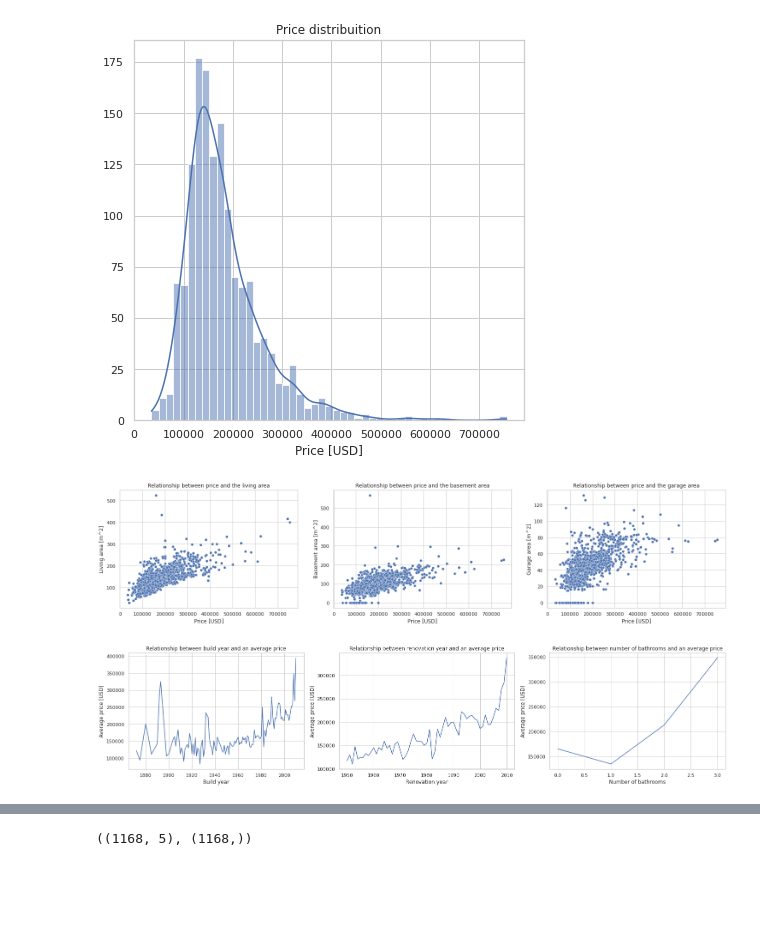
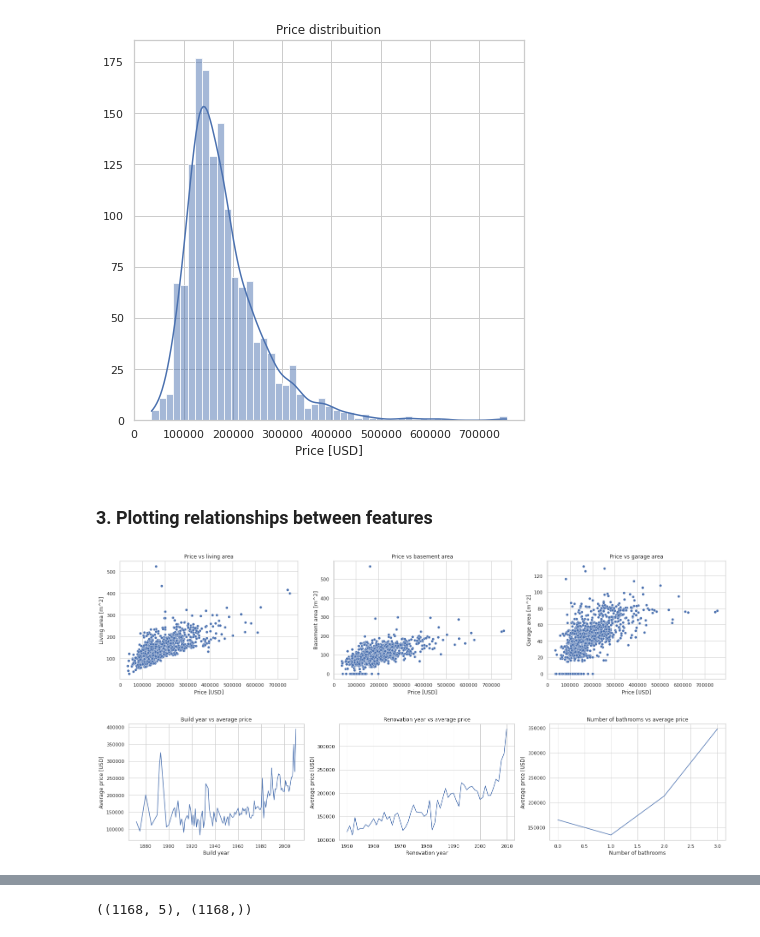
Before and after one commit to d-kurowski/house-price-prediction, a Jupyter notebook: house-price-prediction.ipynb, the cells around one changed output, grey strips where cells are left out. Drawn from its saved outputs; the diff is of its cells as text; code cells hidden in the pictures; blank space fills up the shorter version.

```diff
--- a/house-price-prediction.ipynb
+++ b/house-price-prediction.ipynb
@@ -108,28 +144,30 @@ ax.set(xlabel='Price [USD]', ylabel='', title='Price distribuition')
 plt.show()
 # %% [output]
 [figure]
+# %% [markdown]
+### 3. Plotting relationships between features
 # %%
 fig, ax = plt.subplots(1, 3, figsize=(25,5))
 sns.scatterplot(x='Price',y='LivingArea'  , data=data, ax=ax[0])
 sns.scatterplot(x='Price',y='BasementArea', data=data, ax=ax[1])
 sns.scatterplot(x='Price',y='GarageArea'  , data=data, ax=ax[2])
-ax[0].set(xlabel='Price [USD]', ylabel='Living area [m^2]', title='Relationship between price and the living area')
-ax[1].set(xlabel='Price [USD]', ylabel='Basement area [m^2]', title='Relationship between price and the basement area')
-ax[2].set(xlabel='Price [USD]', ylabel='Garage area [m^2]', title='Relationship between price and the garage area')
+ax[0].set(xlabel='Price [USD]', ylabel='Living area [m^2]', title='Price vs living area')
+ax[1].set(xlabel='Price [USD]', ylabel='Basement area [m^2]', title='Price vs basement area')
+ax[2].set(xlabel='Price [USD]', ylabel='Garage area [m^2]', title='Price vs garage area')
 plt.show()
 # %% [output]
-[figure, old version]
+[figure, new version]
 # %%
 fig, ax = plt.subplots(1, 3, figsize=(25,5))
 plt_data = data[['YearBuilt', 'Price']].groupby(data['YearBuilt']).mean()
 ax[0].plot(plt_data['YearBuilt'], plt_data['Price'])
-ax[0].set(xlabel='Build year', ylabel='Average price [USD]', title='Relationship between build year and an average price')
+ax[0].set(xlabel='Build year', ylabel='Average price [USD]', title='Build year vs average price')
 plt_data = data[['YearRenovated', 'Price']].groupby(data['YearRenovated']).mean()
 ax[1].plot(plt_data['YearRenovated'], plt_data['Price'])
-ax[1].set(xlabel='Renovation year', ylabel='Average price [USD]', title='Relationship between renovation year and an average price')
+ax[1].set(xlabel='Renovation year', ylabel='Average price [USD]', title='Renovation year vs average price')
 plt_data = data[['Bathrooms', 'Price']].groupby(data['Bathrooms']).mean()
 ax[2].plot(plt_data['Bathrooms'], plt_data['Price'])
-ax[2].set(xlabel='Number of bathrooms', ylabel='Average price [USD]', title='Relationship between number of bathrooms and an average price')
+ax[2].set(xlabel='Number of bathrooms', ylabel='Average price [USD]', title='Number of bathrooms vs average price')
 plt.show()
 # %% [output]
-[figure, old version]
+[figure, new version]
```
Also changed, not shown: parts of 19 cells of this notebook.
